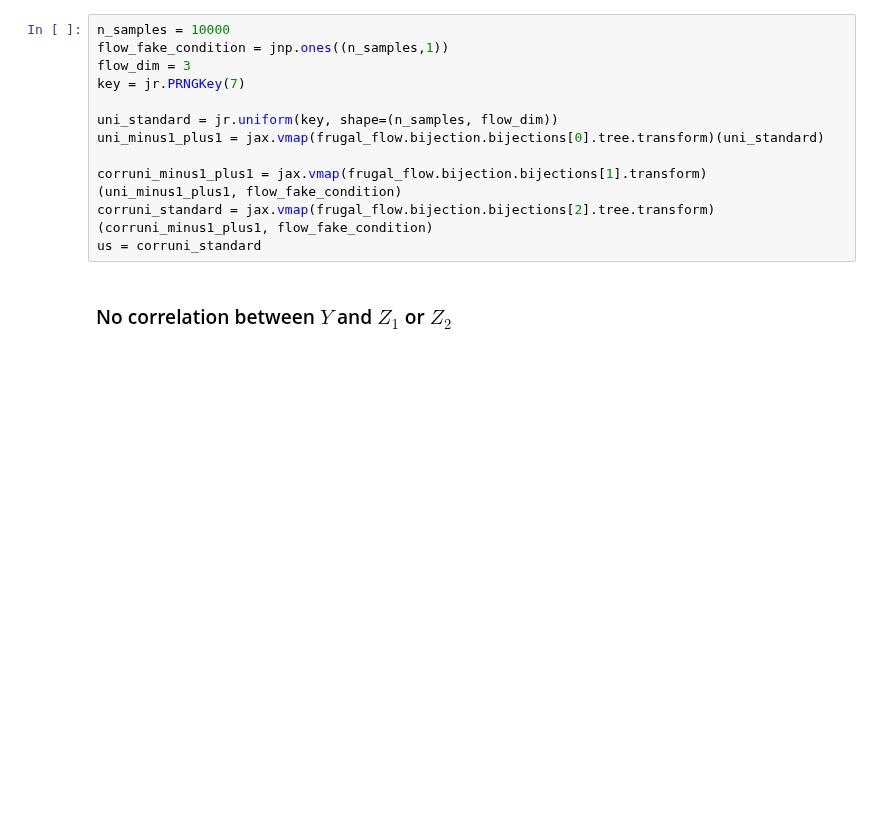
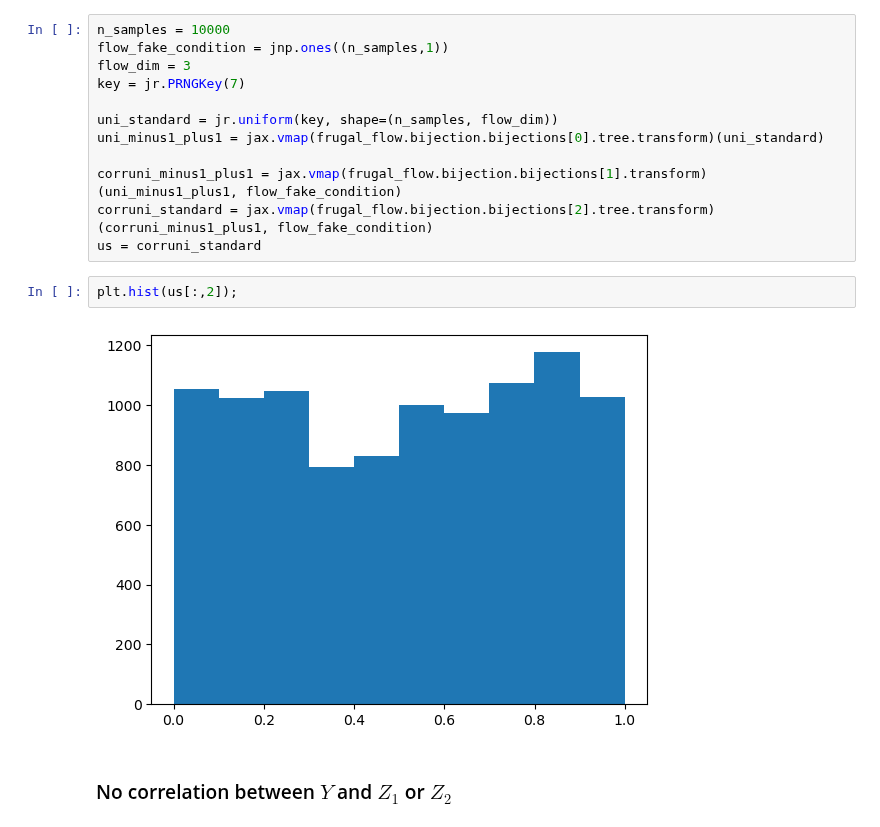
Before and after one commit to llaurabatt/frugal-flows, a Jupyter notebook: proof_of_concept.ipynb, the cells around one changed output. Saved outputs shown, nothing was run; the diff lists cells and outputs as text; blank space fills up the shorter version.

```diff
--- a/proof_of_concept.ipynb
+++ b/proof_of_concept.ipynb
@@ -167,6 +171,10 @@ uni_minus1_plus1 = jax.vmap(frugal_flow.bijection.bijections[0].tree.transform)(
 corruni_minus1_plus1 = jax.vmap(frugal_flow.bijection.bijections[1].transform)(uni_minus1_plus1, flow_fake_condition)
 corruni_standard = jax.vmap(frugal_flow.bijection.bijections[2].tree.transform)(corruni_minus1_plus1, flow_fake_condition)
 us = corruni_standard
+# %%
+plt.hist(us[:,2]);
+# %% [output]
+[figure, added]
 # %% [markdown]
 ### No correlation between $Y$ and $Z_1$ or $Z_2$
 # %%
```
Also changed, not shown: parts of 13 cells of this notebook, 6 other files.
